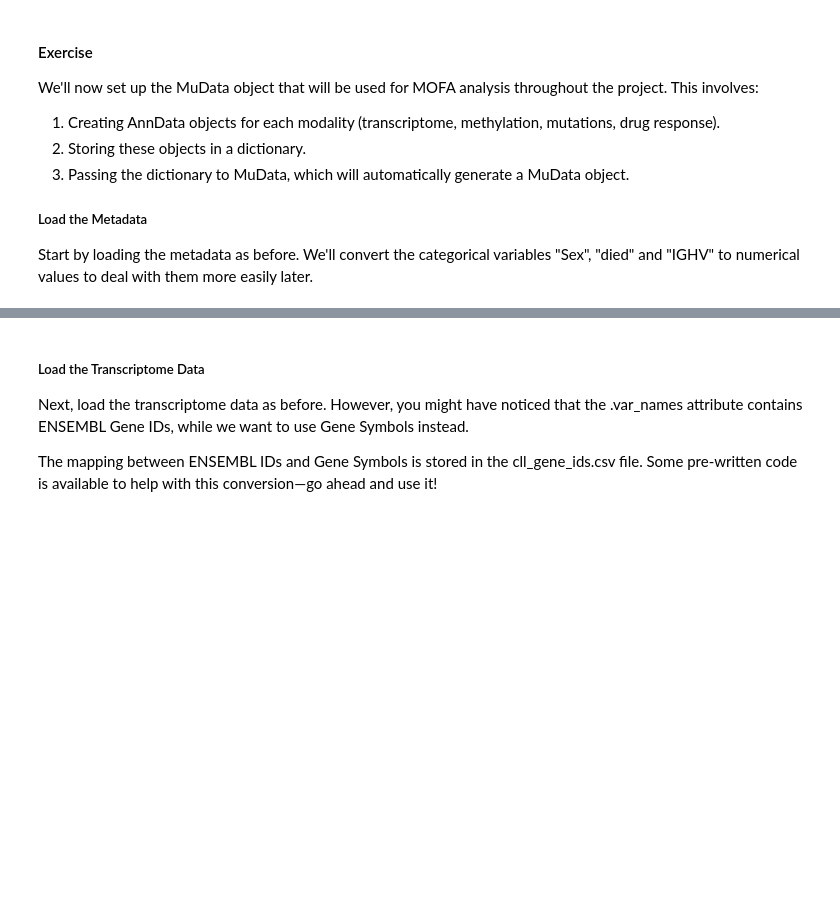
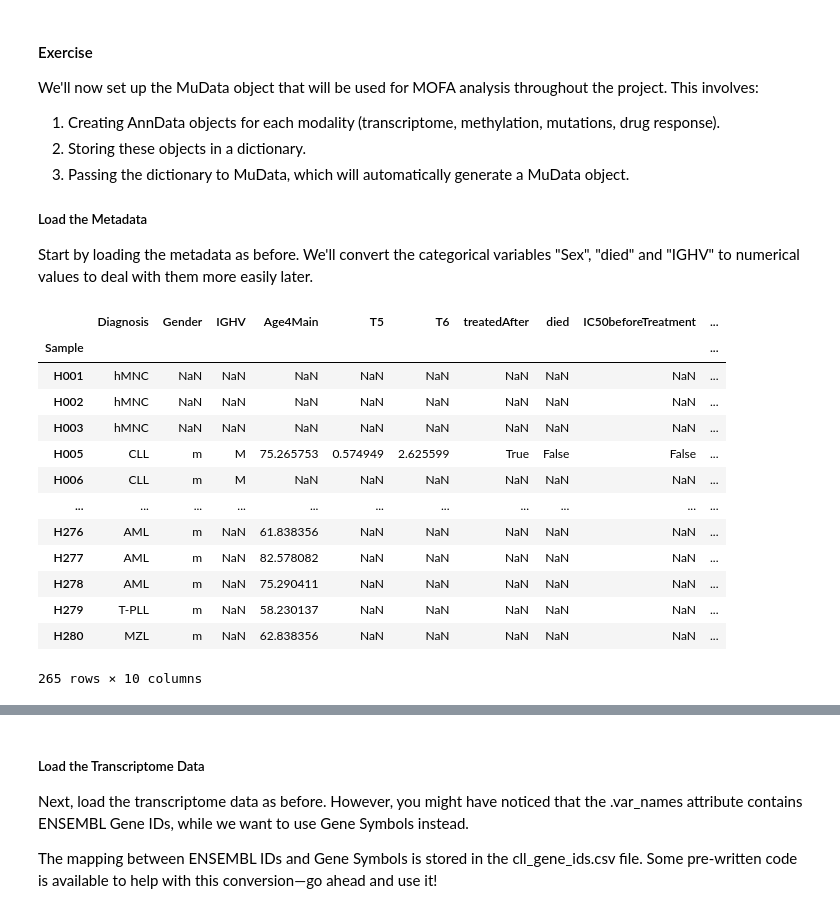
Before and after one commit to penelopenelope/ebi_mofa_workshop_precision_medicine, a Jupyter notebook: project.ipynb, the cells around one changed output, grey strips where cells are left out. Saved outputs shown, nothing was run; the diff lists cells and outputs as text; code cells hidden in the pictures; blank space fills up the shorter version.

```diff
--- a/project.ipynb
+++ b/project.ipynb
@@ -288,4 +288,24 @@ We'll now set up the MuData object that will be used for MOFA analysis throughou
 
 ##### Load the Metadata
 Start by loading the metadata as before. We'll convert the categorical variables "Sex", "died" and "IGHV" to numerical values to deal with them more easily later.
+# %%
+# your code ...
+
+metadata_df = pd.read_csv("data/cll_metadata.csv", index_col=0)
+metadata_df
+# %% [output]
+|  | Diagnosis | Gender | IGHV | Age4Main | T5 | T6 | treatedAfter | died | IC50beforeTreatment | ... |
+| Sample |  |  |  |  |  |  |  |  |  | ... |
+| H001 | hMNC | NaN | NaN | NaN | NaN | NaN | NaN | NaN | NaN | ... |
+| H002 | hMNC | NaN | NaN | NaN | NaN | NaN | NaN | NaN | NaN | ... |
+| H003 | hMNC | NaN | NaN | NaN | NaN | NaN | NaN | NaN | NaN | ... |
+| H005 | CLL | m | M | 75.265753 | 0.574949 | 2.625599 | True | False | False | ... |
+| H006 | CLL | m | M | NaN | NaN | NaN | NaN | NaN | NaN | ... |
+| ... | ... | ... | ... | ... | ... | ... | ... | ... | ... | ... |
+| H276 | AML | m | NaN | 61.838356 | NaN | NaN | NaN | NaN | NaN | ... |
+| H277 | AML | m | NaN | 82.578082 | NaN | NaN | NaN | NaN | NaN | ... |
+| H278 | AML | m | NaN | 75.290411 | NaN | NaN | NaN | NaN | NaN | ... |
+| H279 | T-PLL | m | NaN | 58.230137 | NaN | NaN | NaN | NaN | NaN | ... |
+| H280 | MZL | m | NaN | 62.838356 | NaN | NaN | NaN | NaN | NaN | ... |
+265 rows × 10 columns
 # %%
```
Also changed, not shown: parts of 25 cells of this notebook.
